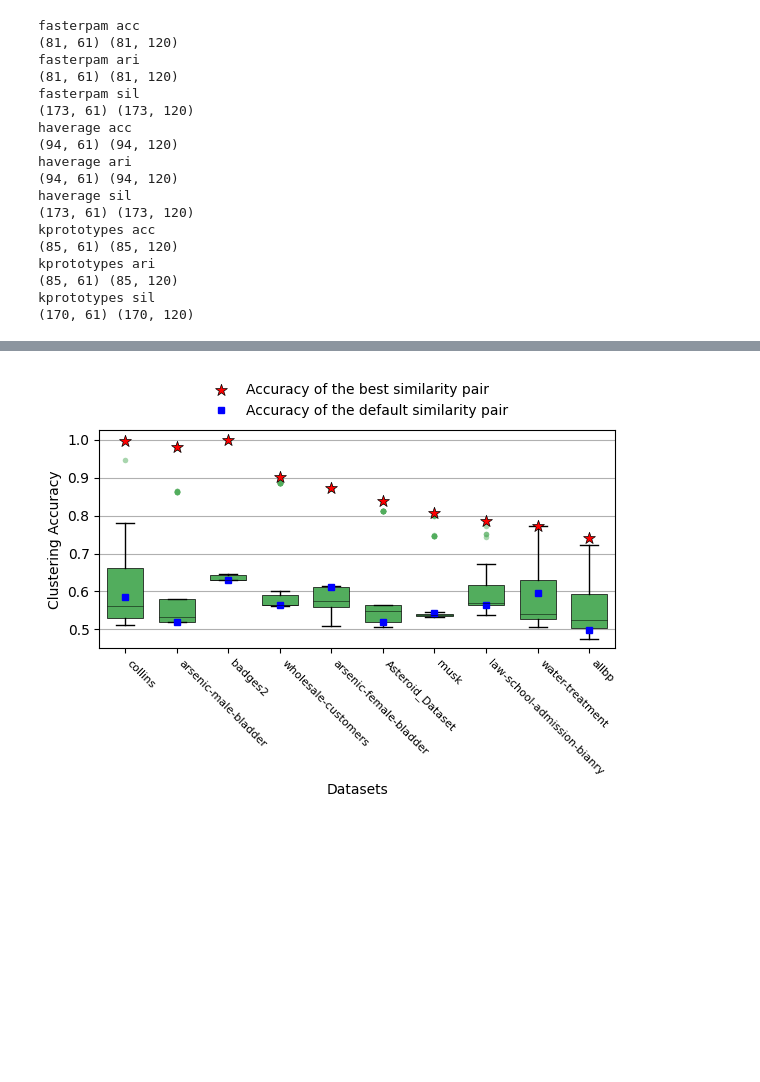
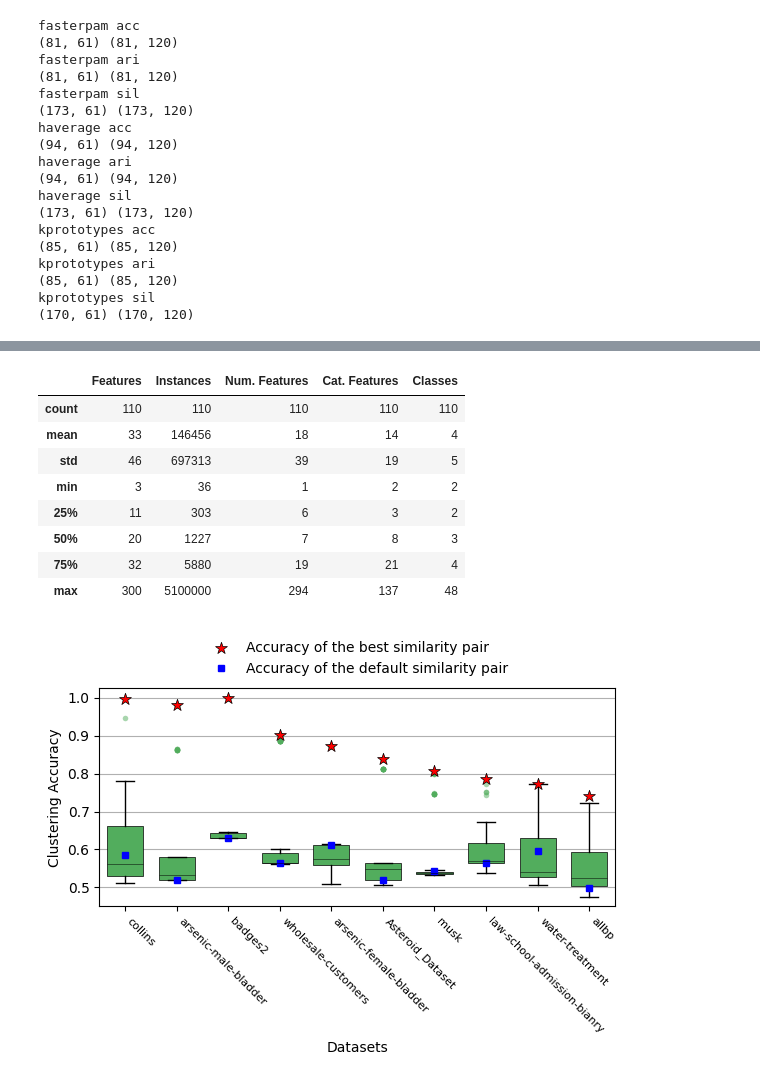
Before and after one commit to AbdoulayeDiop/simrec, a Jupyter notebook: paper/paper.ipynb, the cells around one changed output, grey strips where cells are left out. Saved outputs shown, nothing was run; the diff lists cells and outputs as text; code cells hidden in the pictures; blank space fills up the shorter version.

```diff
--- a/paper/paper.ipynb
+++ b/paper/paper.ipynb
@@ -168,3 +154,31 @@ kprototypes sil
+# %%
+import openml
+
+openml_df = openml.datasets.list_datasets(output_format="dataframe")
+df = openml_df[openml_df.NumberOfNumericFeatures >= 1]
+df = df[df.NumberOfSymbolicFeatures >= 2]
+df = df[df.NumberOfInstances >= 30]
+df = df[df.NumberOfMissingValues <= 0.1 *
+        df.NumberOfFeatures*df.NumberOfInstances]
+df = df[df.NumberOfClasses >= 2]
+df = df[df.version == 1]
+dict_ = {"NumberOfFeatures":"Features", "NumberOfInstances": "Instances", "NumberOfNumericFeatures":"Num. Features", "NumberOfSymbolicFeatures": "Cat. Features", "NumberOfClasses": "Classes"}
+df= df.rename(columns=dict_)
+
+dataset_list = [int(filename.split('.')[0])
+                           for filename in os.listdir("../meta_dataset_creation/data/benchmark_results/kprototypes/scores/")]
+
+df[df.did.isin(dataset_list)][dict_.values()].describe().astype(int)
+# %% [output]
+|  | Features | Instances | Num. Features | Cat. Features | Classes |
+| count | 110 | 110 | 110 | 110 | 110 |
+| mean | 33 | 146456 | 18 | 14 | 4 |
+| std | 46 | 697313 | 39 | 19 | 5 |
+| min | 3 | 36 | 1 | 2 | 2 |
+| 25% | 11 | 303 | 6 | 3 | 2 |
+| 50% | 20 | 1227 | 7 | 8 | 3 |
+| 75% | 32 | 5880 | 19 | 21 | 4 |
+| max | 300 | 5100000 | 294 | 137 | 48 |
 # %%
 algorithm = "kprototypes"
 eval_metric = "acc"
```
Also changed, not shown: parts of 6 cells of this notebook, 4 other files.
